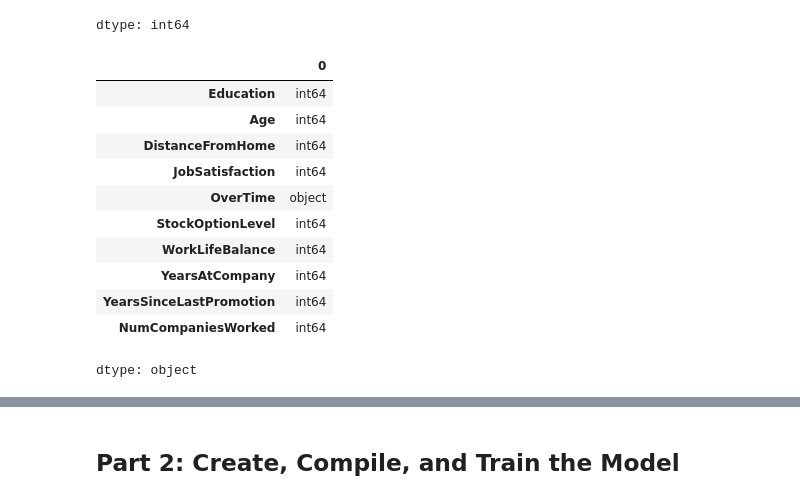
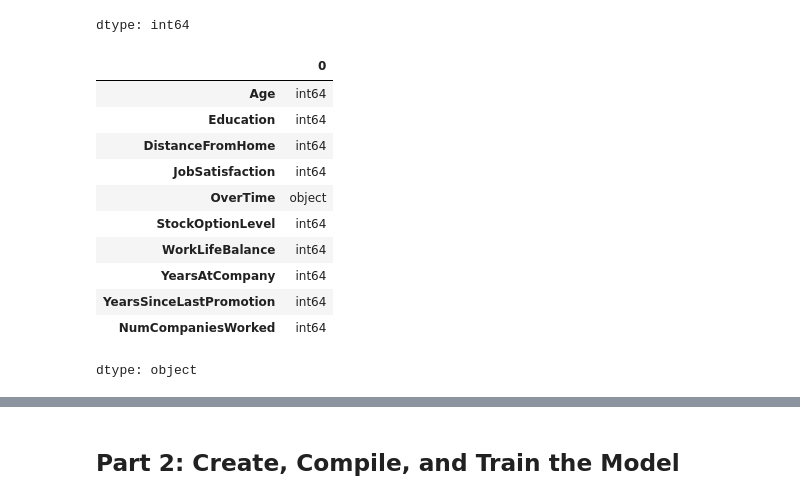
Before and after one commit to sowmyarshetty/neural-network-challenge-2, a Jupyter notebook: attrition.ipynb, the cells around one changed output, grey strips where cells are left out. Drawn from its saved outputs; the diff is of its cells as text; code cells hidden in the pictures.

```diff
--- a/attrition.ipynb
+++ b/attrition.ipynb
@@ -49,15 +50,17 @@ dtype: int64
 # %%
 # Create a list of at least 10 column names to use as X data
-
+selected_columns = ['Age','Education','DistanceFromHome','JobSatisfaction','OverTime','StockOptionLevel','WorkLifeBalance','YearsAtCompany','YearsSinceLastPromotion','NumCompaniesWorked']
 
 # Create X_df using your selected columns
+X_df = attrition_df[selected_columns]
 
 
 # Show the data types for X_df
+X_df.dtypes
 # %% [output]
 |  | 0 |
+| Age | int64 |
 | Education | int64 |
-| Age | int64 |
 | DistanceFromHome | int64 |
 | JobSatisfaction | int64 |
 | OverTime | object |
```
Also changed, not shown: parts of 8 cells of this notebook.
